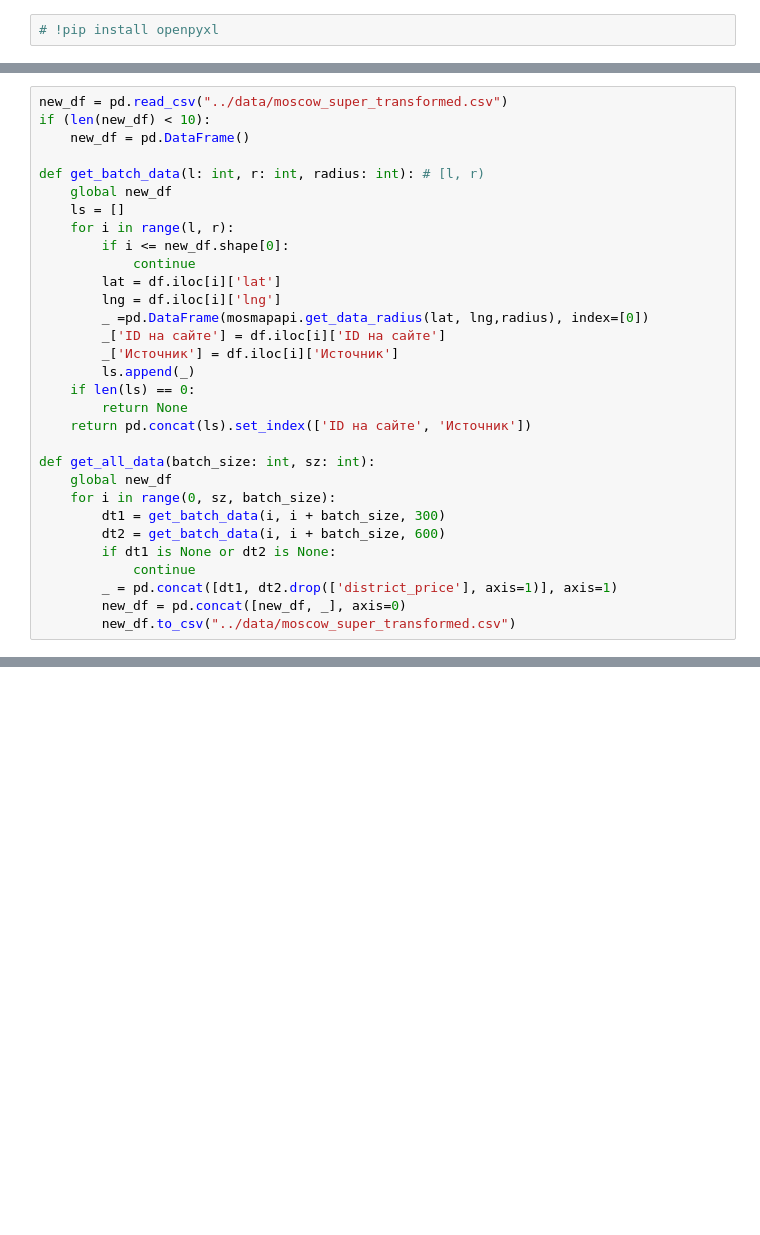
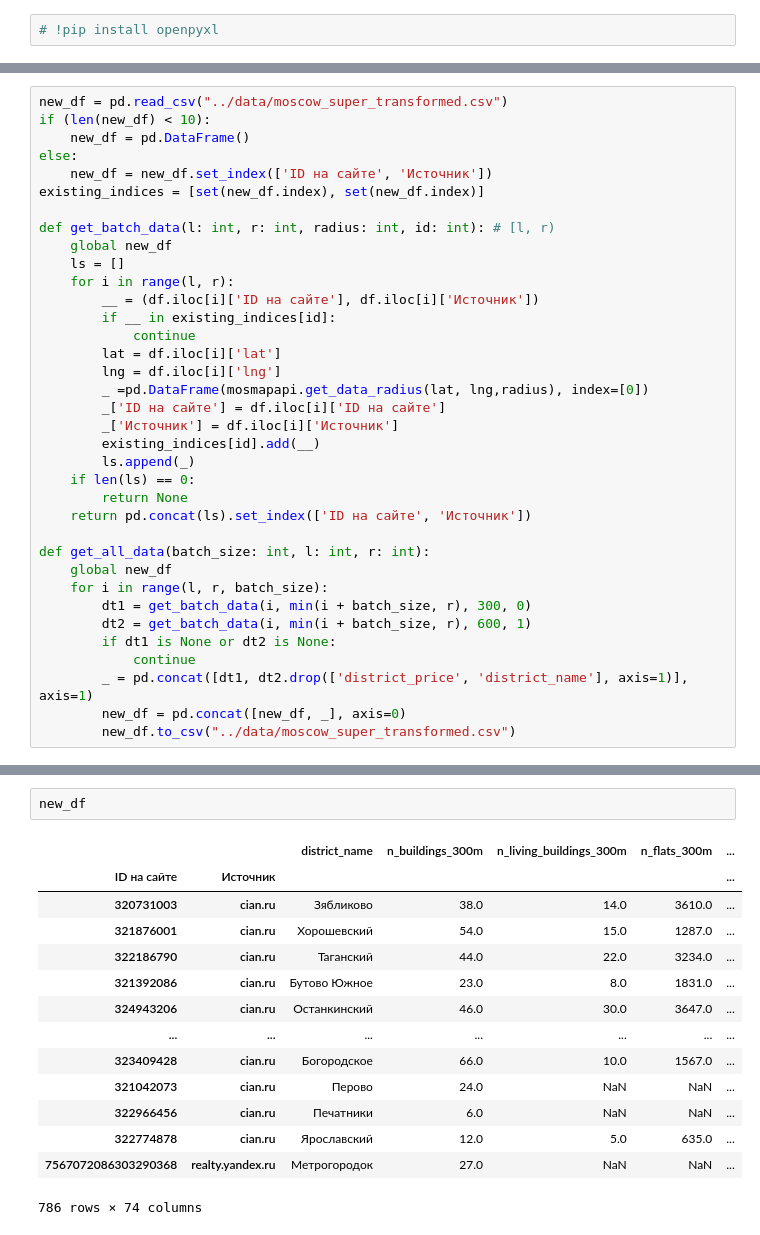
Before and after one commit to mgolovstik/sirius-school-proj, a Jupyter notebook: analytics/Создание супер-датасета.ipynb, the cells around one changed output, grey strips where cells are left out. Drawn from its saved outputs; the diff is of its cells as text; blank space fills up the shorter version.

```diff
--- a/analytics/Создание супер-датасета.ipynb
+++ b/analytics/Создание супер-датасета.ipynb
@@ -26,30 +27,35 @@ df
 new_df = pd.read_csv("../data/moscow_super_transformed.csv")
 if (len(new_df) < 10):
     new_df = pd.DataFrame()
+else:
+    new_df = new_df.set_index(['ID на сайте', 'Источник'])
+existing_indices = [set(new_df.index), set(new_df.index)]
 
-def get_batch_data(l: int, r: int, radius: int): # [l, r)
+def get_batch_data(l: int, r: int, radius: int, id: int): # [l, r)
     global new_df
     ls = []
     for i in range(l, r):
-        if i <= new_df.shape[0]:
+        __ = (df.iloc[i]['ID на сайте'], df.iloc[i]['Источник'])
+        if __ in existing_indices[id]:
             continue
         lat = df.iloc[i]['lat']
         lng = df.iloc[i]['lng']
         _ =pd.DataFrame(mosmapapi.get_data_radius(lat, lng,radius), index=[0])
         _['ID на сайте'] = df.iloc[i]['ID на сайте']
         _['Источник'] = df.iloc[i]['Источник']
+        existing_indices[id].add(__)
         ls.append(_)
     if len(ls) == 0:
         return None
     return pd.concat(ls).set_index(['ID на сайте', 'Источник'])
 
-def get_all_data(batch_size: int, sz: int):
+def get_all_data(batch_size: int, l: int, r: int):
     global new_df
-    for i in range(0, sz, batch_size):
-        dt1 = get_batch_data(i, i + batch_size, 300)
-        dt2 = get_batch_data(i, i + batch_size, 600)
+    for i in range(l, r, batch_size):
+        dt1 = get_batch_data(i, min(i + batch_size, r), 300, 0)
+        dt2 = get_batch_data(i, min(i + batch_size, r), 600, 1)
         if dt1 is None or dt2 is None:
             continue
-        _ = pd.concat([dt1, dt2.drop(['district_price'], axis=1)], axis=1)
+        _ = pd.concat([dt1, dt2.drop(['district_price', 'district_name'], axis=1)], axis=1)
         new_df = pd.concat([new_df, _], axis=0)
         new_df.to_csv("../data/moscow_super_transformed.csv")
@@ -55,0 +82,17 @@ def get_all_data(batch_size: int, sz: int):
+# %%
+new_df
+# %% [output]
+|  |  | district_name | n_buildings_300m | n_living_buildings_300m | n_flats_300m | ... |
+| ID на сайте | Источник |  |  |  |  | ... |
+| 320731003 | cian.ru | Зябликово | 38.0 | 14.0 | 3610.0 | ... |
+| 321876001 | cian.ru | Хорошевский | 54.0 | 15.0 | 1287.0 | ... |
+| 322186790 | cian.ru | Таганский | 44.0 | 22.0 | 3234.0 | ... |
+| 321392086 | cian.ru | Бутово Южное | 23.0 | 8.0 | 1831.0 | ... |
+| 324943206 | cian.ru | Останкинский | 46.0 | 30.0 | 3647.0 | ... |
+| ... | ... | ... | ... | ... | ... | ... |
+| 323409428 | cian.ru | Богородское | 66.0 | 10.0 | 1567.0 | ... |
+| 321042073 | cian.ru | Перово | 24.0 | NaN | NaN | ... |
+| 322966456 | cian.ru | Печатники | 6.0 | NaN | NaN | ... |
+| 322774878 | cian.ru | Ярославский | 12.0 | 5.0 | 635.0 | ... |
+| 7567072086303290368 | realty.yandex.ru | Метрогородок | 27.0 | NaN | NaN | ... |
+786 rows × 74 columns
```
Also changed, not shown: parts of 6 cells of this notebook, 3 other files.
